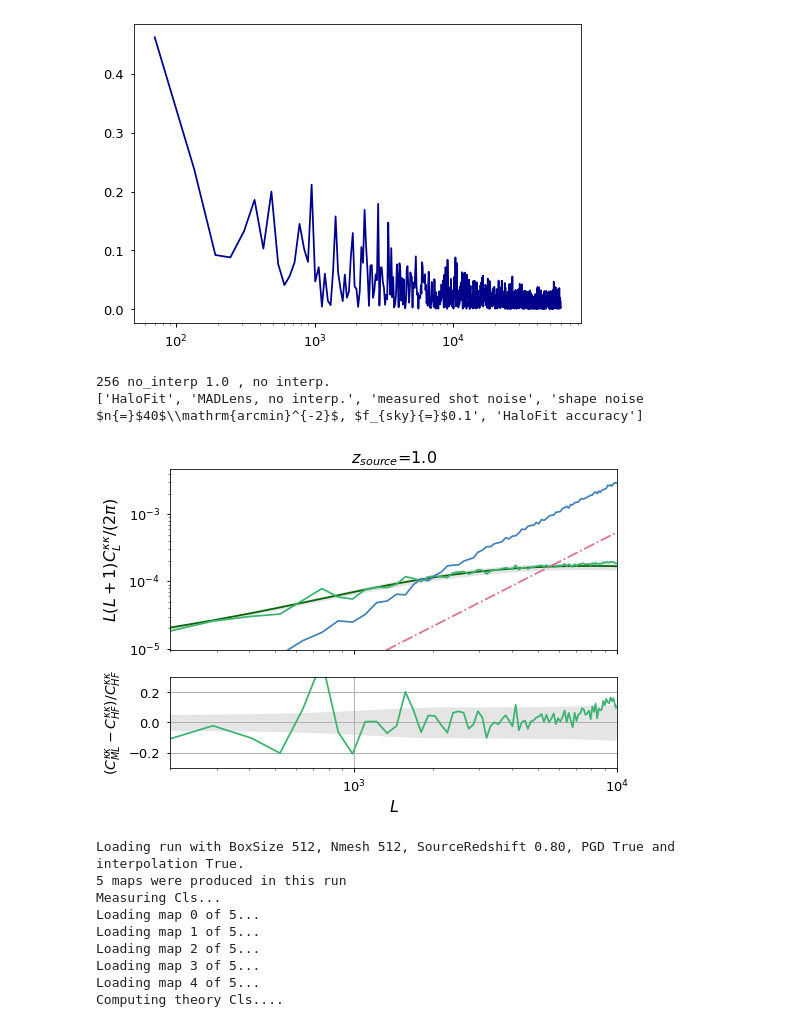
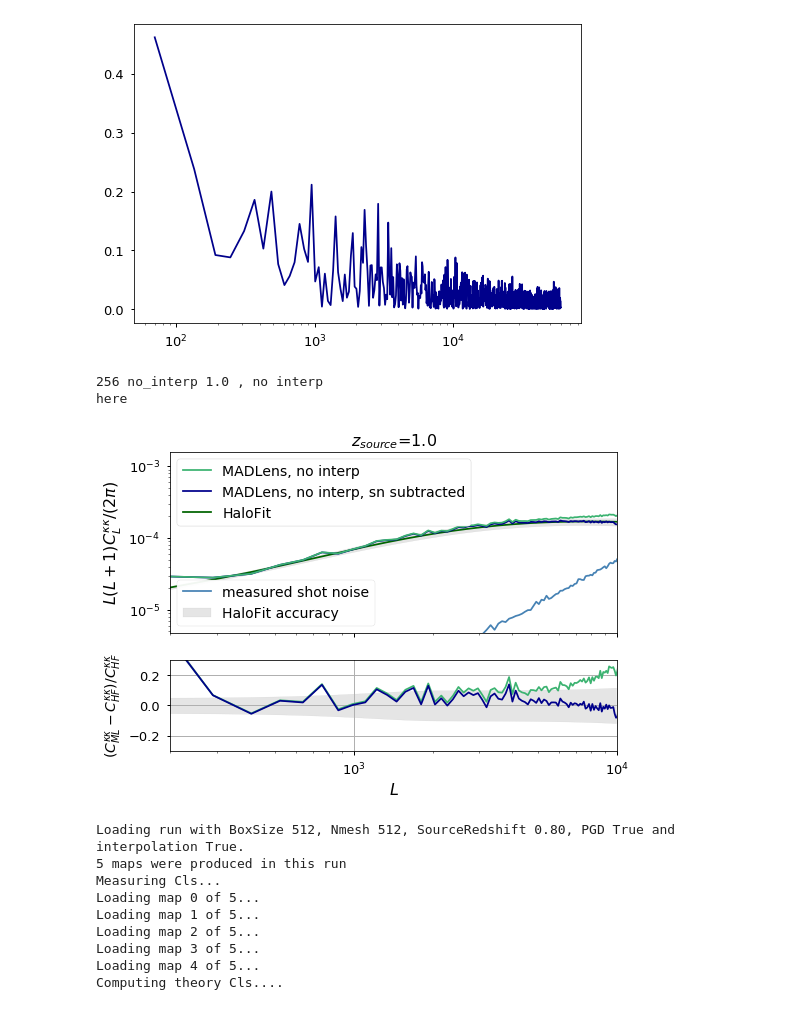
Before and after one commit to VMBoehm/MADLens, a Jupyter notebook: notebooks/PlotResults-publications.ipynb, the cells around one changed output. Cells and saved outputs as stored; diff of their text form; code cells hidden in the pictures.

```diff
--- a/notebooks/PlotResults-publications.ipynb
+++ b/notebooks/PlotResults-publications.ipynb
@@ -97,7 +97,7 @@ plt.semilogx(L[ind],DeltaCL(L[ind])/yt[ind])
 # %% [markdown]
 ### plot function
 # %%
-def plot(z1_runs, boxsizes, interps, zss, labels, name, noise=None, other = True, other_label=[''], nplots=2, Ns=[100.], fsky =0.1, halofit_uncert=False, shape_noise=False):
+def plot(z1_runs, boxsizes, interps, zss, labels, name, noise=None, other = True, other_label=[''], nplots=2, Ns=[100.], fsky =0.1, halofit_uncert=False, shape_noise=False, subtract_noise=True):
 
     colors = ['mediumseagreen','coral','royalblue']
     colors2= ['darkgreen', 'firebrick','darkblue']
@@ -117,6 +117,7 @@ def plot(z1_runs, boxsizes, interps, zss, labels, name, noise=None, other = True
         L    = z1_runs[boxsize][interp][str(zs)].measured_cls[str(zs)]['L']
         x    = L*(L+1)/np.pi/2.
         yt   = z1_runs[boxsize][interp][str(zs)].theory_cls[str(zs)]['clkk']
+
         if len(np.unique(zss))==1:
             ax[0].loglog(L,x*yt, label='HaloFit', color=colors2[jj])
         else:
@@ -134,6 +135,14 @@ def plot(z1_runs, boxsizes, interps, zss, labels, name, noise=None, other = True
         L    = z1_runs[boxsize][interp][str(zs)].measured_cls[str(zs)]['L']
         x    = L*(L+1)/np.pi/2.
         y    = z1_runs[boxsize][interp][str(zs)].measured_cls[str(zs)]['clkk']
+        if subtract_noise is True:
+            try:
+                assert(noise is not None)
+                y_ = y - noise
+                ax[0].loglog(L,x*y_, label='MADLens%s, sn subtracted'%(label), color='darkblue')
+            except:
+                raise ValueError('noise must be specified for subtraction')
+
         yerr = z1_runs[boxsize][interp][str(zs)].measured_cls[str(zs)]['clkk_std']/z1_runs[boxsize][interp][str(zs)].measured_cls[str(zs)]['N']
         yt   = z1_runs[boxsize][interp][str(zs)].theory_cls[str(zs)]['clkk']
 
@@ -157,7 +166,6 @@ def plot(z1_runs, boxsizes, interps, zss, labels, name, noise=None, other = True
         if noise is not None:
             noise_smooth = np.convolve(noise,np.ones(20)/20., mode='same')
             ax[0].loglog(L,x*noise, label='measured shot noise', color='steelblue')
-            #ax[0].loglog(L,x*noise_smooth, color='steelblue')
 
         if ii ==len(zss)-1:
             lss = ['-.','--']
@@ -168,11 +176,13 @@ def plot(z1_runs, boxsizes, interps, zss, labels, name, noise=None, other = True
 
         handles, labels = ax[0].get_legend_handles_labels()
 
-        print(labels)
         ratio = (y-yt)/yt
+        ratio_= (y_-yt)/yt
         ratio_error = (yerr)/yt
         if nplots>1:
             ax[1].semilogx(L,ratio, color=colors[ii])
+            if subtract_noise:
+                ax[1].semilogx(L,ratio_, color='darkblue')
             ax[1].fill_between(L,ratio-ratio_error, ratio+ratio_error,color='gray', alpha=0.2)
             if shape_noise and ii ==len(zss)-1:
                 ax[1].fill_between(L, -Cl_shape/yt, Cl_shape/yt,color='palevioletred', alpha=0.2)
@@ -196,23 +206,24 @@ def plot(z1_runs, boxsizes, interps, zss, labels, name, noise=None, other = True
             ax[0].set_ylim(5e-5/2./np.pi,5e-3/2./np.pi)
         else:
             ax[0].set_xlim(200,10000)
-            ax[0].set_ylim(6e-5/2./np.pi,3e-2/2./np.pi)
+            ax[0].set_ylim(2e-5/2./np.pi,1e-2/2./np.pi)
+
     if np.any(noise==None):
         offset = len(Ns)
     else:
         offset = len(Ns)+2
 
-#     first_legend = ax[0].legend(handles=handles[-offset::], loc='lower right',fontsize=14,framealpha=0.95)
+    first_legend = ax[0].legend(handles=handles[-offset::], loc='lower left',fontsize=14,framealpha=0.95)
 
-#     # Add the legend manually to the current Axes.
-#     #ax_ = plt.gca().add_artist(first_legend)
-#     ax[0].add_artist(first_legend)
-#     if len(np.unique(zss))>1:
-#         sec_legend = ax[0].legend(handles=handles[:-offset][::-1],fontsize=14,ncol=1,framealpha=0.99)
-#         ax[0].add_artist(sec_legend)
-#     else:
-#         sec_legend = ax[0].legend(handles=handles[:-offset][::-1],fontsize=14,ncol=1,framealpha=0.99)
-#         ax[0].add_artist(sec_legend)
+    # Add the legend manually to the current Axes.
+    #ax_ = plt.gca().add_artist(first_legend)
+    ax[0].add_artist(first_legend)
+    if len(np.unique(zss))>1:
+        sec_legend = ax[0].legend(handles=handles[:-offset][::-1],fontsize=14,ncol=1,framealpha=0.99)
+        ax[0].add_artist(sec_legend)
+    else:
+        sec_legend = ax[0].legend(handles=handles[:-offset][::-1],fontsize=14,ncol=1,framealpha=0.99, loc='upper left')
+        ax[0].add_artist(sec_legend)
     if nplots>1:
         ax[1].grid()
     plt.savefig(os.path.join(PLOTPATH,'%s.pdf'%name),bbox_inches='tight')
@@ -275,12 +286,11 @@ Computing theory Cls....
 loading Pks....
 [figure]
 # %%
-run = Run(githash='a024dde', label='whitenoise', rnum=0, local_path='../')
+run = Run(githash='0dc860f', label='whitenoise', rnum=0, local_path='../')
 run.fill_cl_dicts(downsample=False)
 white_noise = run.measured_cls['1.0']['clkk']
 
 white_map = run.get_map(1.,0)
-corr_map = runs['256']['no_interp']['1.0'].get_map(1.,0)
 # %% [output]
 Loading run with BoxSize 256, Nmesh 256, SourceRedshift 1.00, PGD False and interpolation False.
 5 maps were produced in this run
@@ -322,12 +347,12 @@ plt.semilogx(cross_power['k'],abs(cross_power['power'])/abs(np.sqrt(power1['powe
 [<matplotlib.lines.Line2D at 0x...>]
 [figure]
 # %%
-plot(runs, boxsizes=[256], interps=['no_interp'], zss=[1.0], labels=[', no interp.'],other=False, other_label='integrated measured $P_k$', noise=white_noise, nplots=2, name='int_comp', Ns=[40],halofit_uncert=True)
+plot(runs, boxsizes=[256], interps=['no_interp'], zss=[1.0], labels=[', no interp'],other=False, other_label='integrated measured $P_k$', noise=white_noise, nplots=2, name='int_comp', Ns=[],halofit_uncert=True, subtract_noise=True)
 # match to tail of green line
 # %% [output]
-256 no_interp 1.0 , no interp.
-['HaloFit', 'MADLens, no interp.', 'measured shot noise', 'shape noise $n{=}$40$\\mathrm{arcmin}^{-2}$, $f_{sky}{=}$0.1', 'HaloFit accuracy']
+256 no_interp 1.0 , no interp
+here
-[figure, old version]
+[figure, new version]
 # %%
 run = Run(githash='859f754', label='transfer_test', rnum=0, local_path='../')
 # this function loads all available clkk (clkk for all source redhifts) and computes their theory counterparts
```
Also changed, not shown: parts of 16 cells of this notebook, 1 other file.
